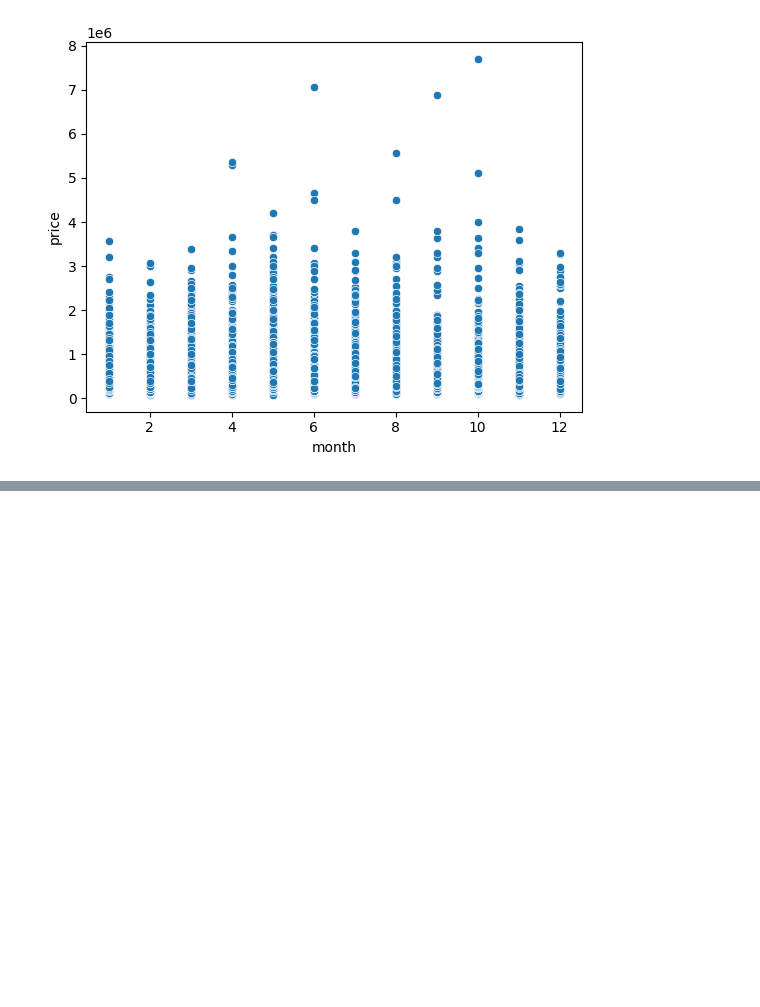
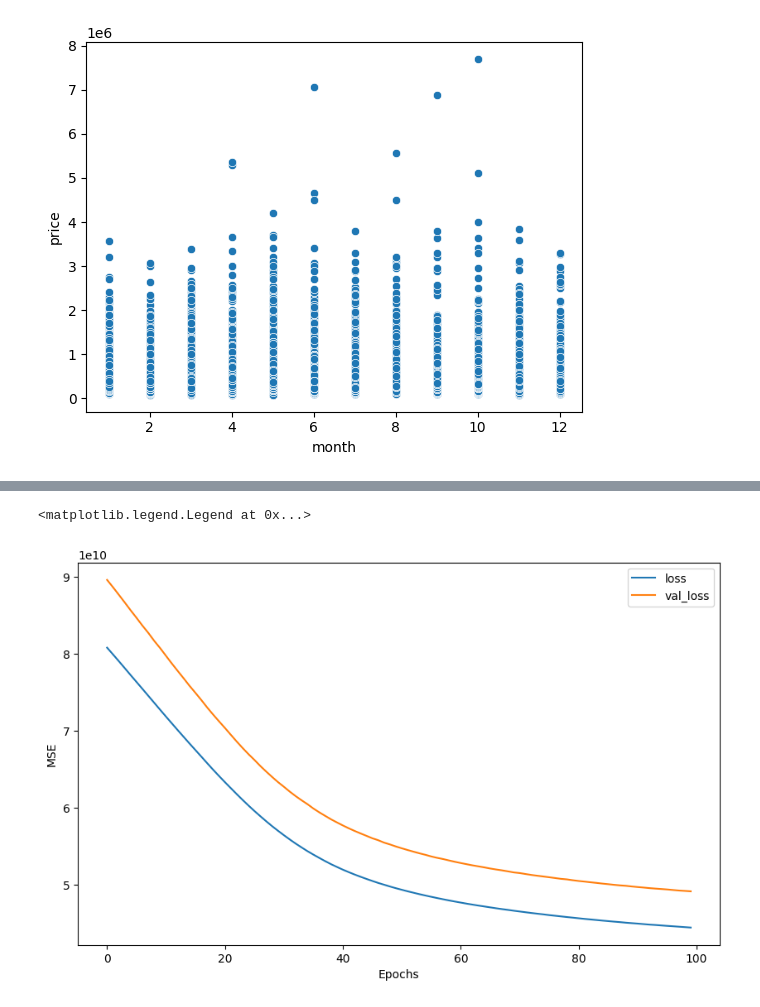
Before and after one commit to HumailShahzad/Price_Prediction_ANN, a Jupyter notebook: HousePricePreditionANN.ipynb, the cells around one changed output, grey strips where cells are left out. Cells and saved outputs as stored; diff of their text form; code cells hidden in the pictures; blank space fills up the shorter version.

```diff
--- a/HousePricePreditionANN.ipynb
+++ b/HousePricePreditionANN.ipynb
@@ -185,7 +185,7 @@ from sklearn.preprocessing import MinMaxScaler
 from tensorflow.keras.models import Sequential
 from tensorflow.keras.layers import Dense
 # %%
-train_X, test_X, train_Y , test_Y=train_test_split(df.drop('price',axis=1),df['price'],test_size=0.2,random_state=42)
+train_X, test_X, train_Y , test_Y=train_test_split(df.drop(['price','date'],axis=1),df['price'],test_size=0.3,random_state=42)
 Scaler=MinMaxScaler()
 train_X=Scaler.fit_transform(train_X)
 test_X=Scaler.transform(test_X)
@@ -194,9 +192,9 @@ TypeError: 'MinMaxScaler' object is not callable
 # %%
 model=Sequential()
-model.add(Dense(train_X,activation='relu'))
+model.add(Dense(train_X.shape[1],activation='relu'))
 model.add(Dense(10,activation='relu'))
 model.add(Dense(1))
 model.compile(optimizer='adam',loss='mse')
 # %%
-model.fit(train_X,train_Y,epochs=100,validation_data=(test_X,test_Y))
+r=model.fit(train_X,train_Y,epochs=100,validation_data=(test_X,test_Y))
 # %% [output]
@@ -203,0 +218,11 @@ ValueError: Invalid dtype: datetime64[ns]
+# %%
+plt.figure(figsize=(10, 6))
+
+plt.plot(r.history['loss'], label='loss')
+plt.plot(r.history['val_loss'], label='val_loss')
+plt.xlabel("Epochs")
+plt.ylabel("MSE")
+plt.legend()
+# %% [output]
+<matplotlib.legend.Legend at 0x...>
+[figure, added]
```
Also changed, not shown: parts of 2 cells of this notebook.
